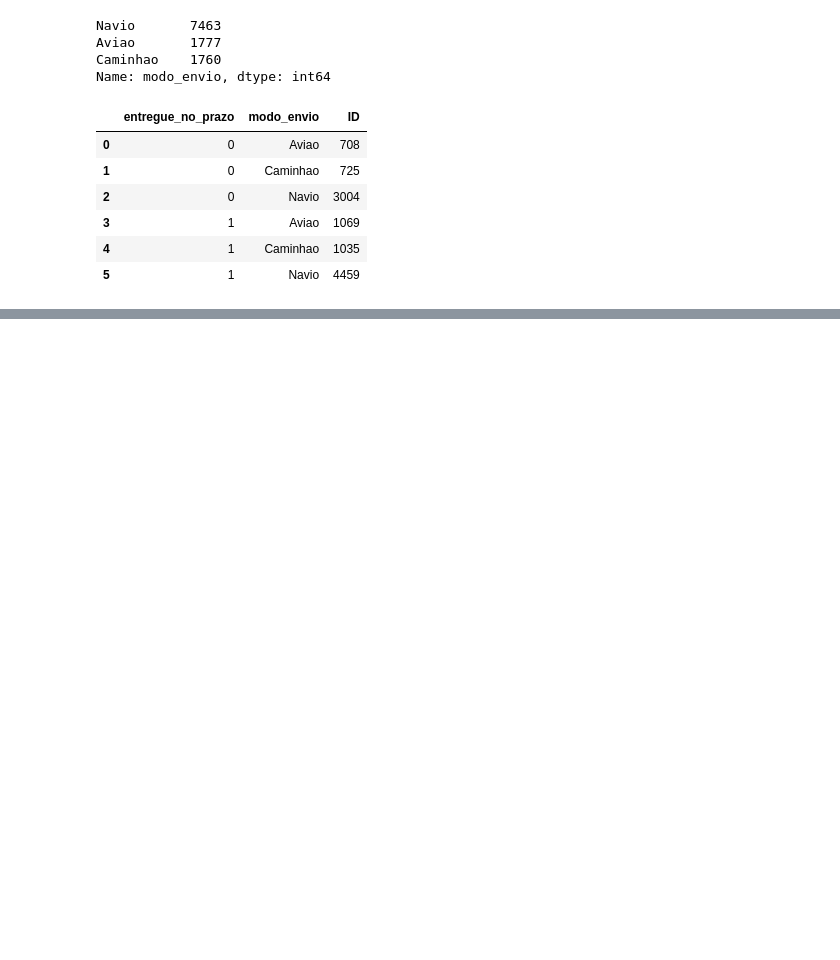
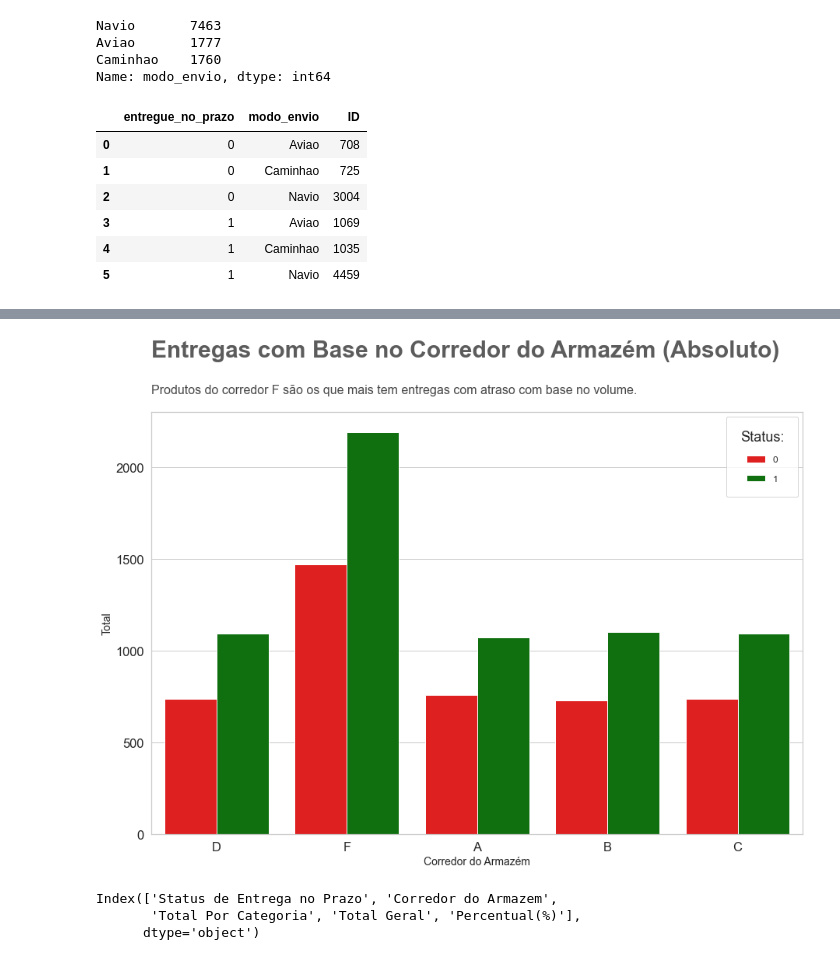
Before and after one commit to sandromzljr/Analise-Exploratoria-Dados, a Jupyter notebook: Análise Exploratória e Data Wrangling.ipynb, the cells around one changed output, grey strips where cells are left out. Drawn from its saved outputs; the diff is of its cells as text; code cells hidden in the pictures; blank space fills up the shorter version.

```diff
--- a/eda.ipynb
+++ b/Análise Exploratória e Data Wrangling.ipynb
@@ -809,0 +940,36 @@ chart.text(x = -0.5,
+# %%
+# Gráfico 1 - Análise em Valores Absolutos
+plt.figure(figsize = (15,10))
+chart = sns.countplot(data = df,
+                      x = 'corredor_armazem',
+                      hue = 'entregue_no_prazo',
+                      palette = ["red","green"])
+sns.set(font_scale = 1.5)
+sns.set_style('whitegrid')
+sns.set_palette('prism')
+chart.set_xlabel("Corredor do Armazém", fontsize = 14)
+chart.set_ylabel("Total", fontsize = 14)
+plt.legend(loc = 'upper right',
+           borderpad = 1.5,
+           labelspacing = 1.2,
+           fontsize = 12,
+           title = 'Status:')
+chart.text(x = -0.5,
+           y = 2600,
+           s = "Entregas com Base no Corredor do Armazém (Absoluto)",
+           fontsize = 30,
+           weight = 'bold',
+           alpha = .75)
+chart.text(x = -0.5,
+           y = 2400,
+           s = 'Produtos do corredor F são os que mais tem entregas com atraso com base no volume.',
+           fontsize = 16,
+           alpha = .85);
+# %% [output]
+[figure, added]
+# %%
+df_group25.columns
+# %% [output]
+Index(['Status de Entrega no Prazo', 'Corredor do Armazem',
+       'Total Por Categoria', 'Total Geral', 'Percentual(%)'],
+      dtype='object')
```
Also changed, not shown: parts of 83 cells of this notebook.
